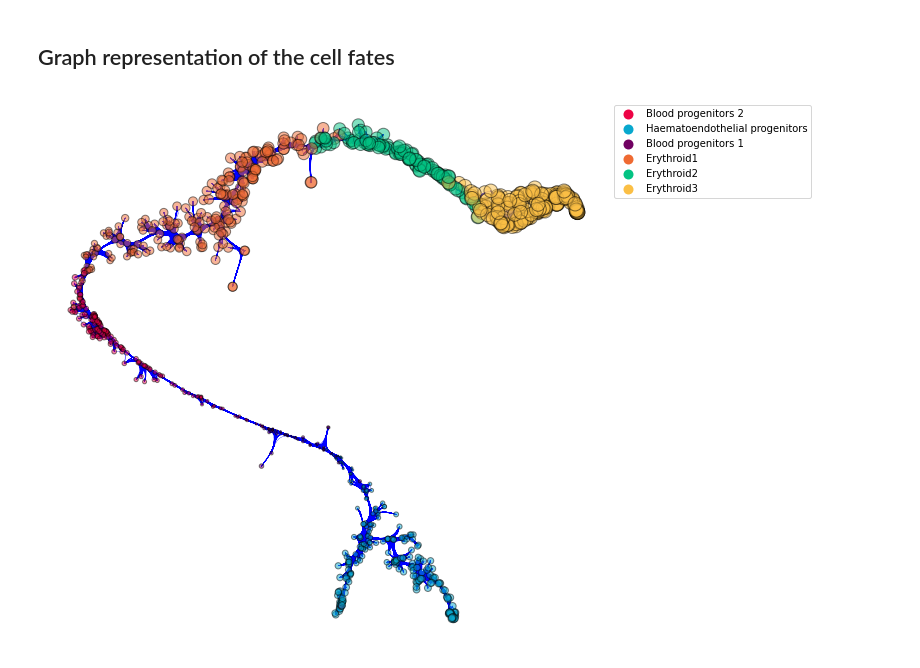
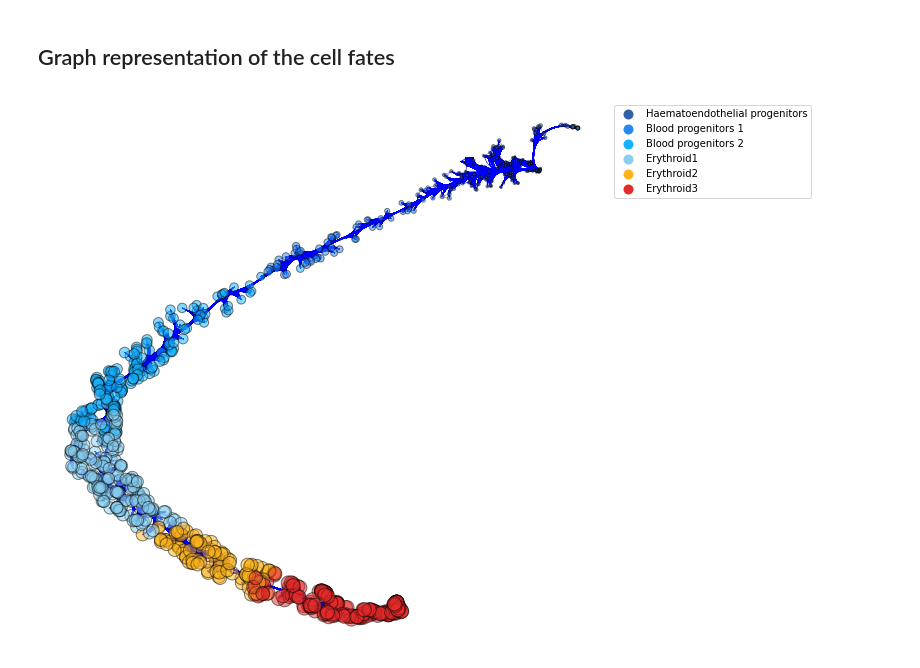
Before and after one commit to GuangyuWangLab2021/cellDancer, a Jupyter notebook: analysis/Pengzhi/gastrulation_pseudotime/Gastrulation_main_function_May18.ipynb, the cells around one changed output. Saved outputs shown, nothing was run; the diff lists cells and outputs as text; code cells hidden in the pictures.

Commit message:
update graph example

```diff
--- a/analysis/Pengzhi/gastrulation_pseudotime/Gastrulation_main_function_May18.ipynb
+++ b/analysis/Pengzhi/gastrulation_pseudotime/Gastrulation_main_function_May18.ipynb
@@ -256,16 +250,16 @@ time: 35.2 s (started: 2022-06-03 14:26:37 -05:00)
 # %%
 %autoreload 2
 
 from celldancer.plotting import graph
 fig, ax = plt.subplots(figsize=(10,10))
 graph.graph(ax,
     load_cellDancer,
     node_layout='forcedirected',
     use_edge_bundling=True,
-    node_colors='clusters',
-    edge_length=1,
+    node_colors=colormap.colormap_erythroid,
+    edge_length=3,
     node_sizes='pseudotime',
     colorbar='on',
     legend='on')
 # %% [output]
-[figure, old version]
+[figure, new version]
```
Also changed, not shown: parts of 7 cells of this notebook, 1 other file.
